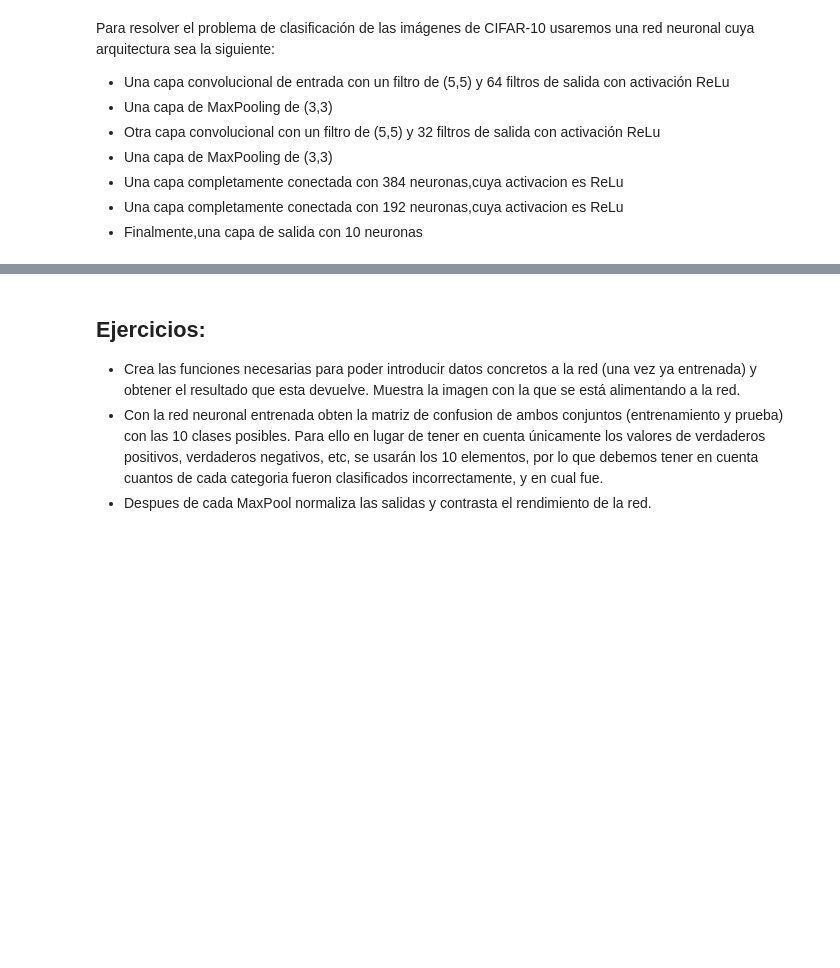
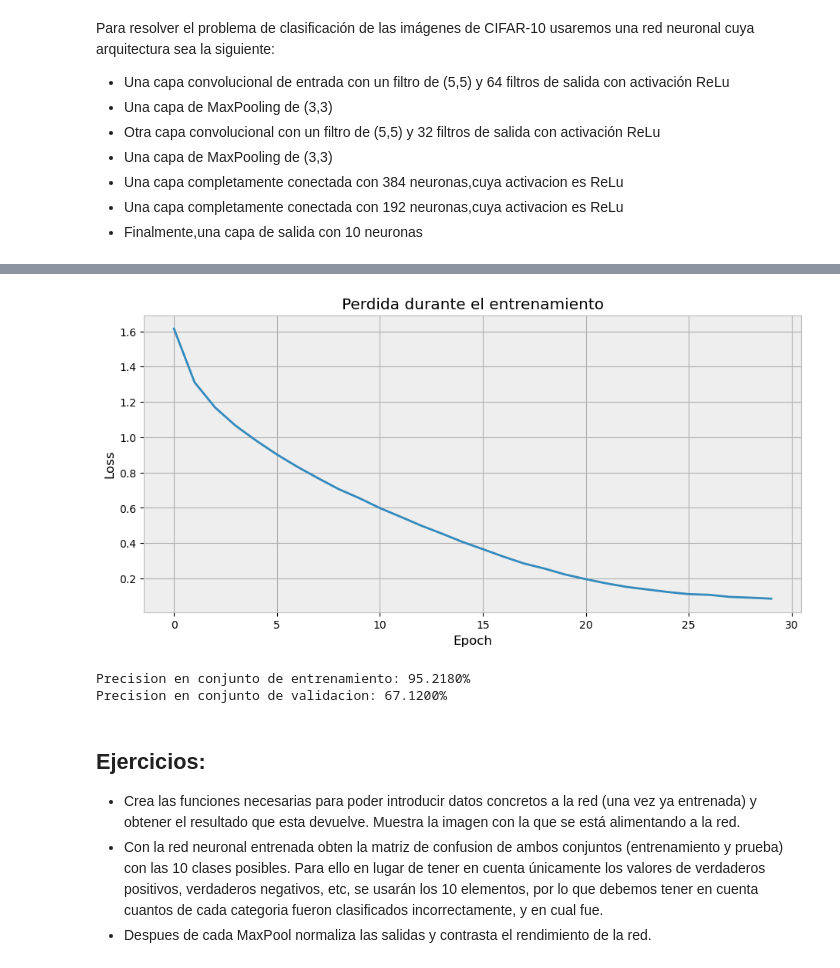
Before and after one commit to CarlosCastanon2099/Redes-Neuronales, a Jupyter notebook: Practicas/Practica-07/CIFAR10-Pytorch.ipynb, the cells around one changed output, grey strips where cells are left out. Cells and saved outputs as stored; diff of their text form; code cells hidden in the pictures; blank space fills up the shorter version.

```diff
--- a/Practicas/Practica-07/CIFAR10-Pytorch.ipynb
+++ b/Practicas/Practica-07/CIFAR10-Pytorch.ipynb
@@ -1,5 +1,18 @@
 # %% [markdown]
 # Practica: Redes convolucionales
+# %%
+%matplotlib inline
+
+import matplotlib.pyplot as plt
+import matplotlib.cm as cm
+import json, matplotlib
+s = json.load( open("styles/bmh_matplotlibrc.json") )
+matplotlib.rcParams.update(s)
+from IPython.core.pylabtools import figsize
+figsize(11, 5)
+colores = ["#348ABD", "#A60628","#06A628"]
+
+import numpy as np
 # %%
 #%connect_info
 import torch
@@ -105,7 +203,17 @@ class CIFAR_NET(nn.Module):
-# %%
-RedCIFAR=CIFAR_NET()
-#Define el criterio que usaras para evaluar a la red y un optimizador.
-#Y define el preprosesamiento necesario en caso de requerir usar cuda.
-
-#Entrenamos la red durante 50 pasos(o los que consideres necesarios),con entropia cruzada y el optimizador
-RedCIFAR.train(50,trainloader,criterio,optimizer,cuda=False) #puedes agregar cuda=True si tienes GPU disponible
+# %%
+import torch.optim as optim
+
+RedCIFAR=CIFAR_NET()
+
+# Definimos el criterio de perdida (entropia cruzada) y el optimizador (Adam)
+criterio = nn.CrossEntropyLoss()
+optimizer = optim.Adam(RedCIFAR.parameters(), lr=0.0001)
+
+# Preprocesamiento necesario si se va a usar CUDA (GPU)
+cuda = True
+if cuda and torch.cuda.is_available(): # Cambia a False si no tenemos una GPU disponible
+    RedCIFAR.cuda()
+
+#Entrenamos la red durante 50 pasos(o los que consideres necesarios),con entropia cruzada y el optimizador
+RedCIFAR.train(30,trainloader,criterio,optimizer,cuda=cuda)
+# %% [output]
@@ -112,8 +237,20 @@ RedCIFAR.train(50,trainloader,criterio,optimizer,cuda=False) #puedes agregar cud
+[figure, added]
 # %%
-prec_train =calcularPrecisionGlobal(RedCIFAR,trainloader,4)
-prec_val   =calcularPrecisionGlobal(RedCIFAR,testloader,4)
-print("Precision en conjunto de entrenamiento: %.4f%%"%(prec_train),cuda=False)
-print("Precision en conjunto de validacion: %.4f%%"%(prec_val),cuda=False)
+# prec_train =calcularPrecisionGlobal(RedCIFAR,trainloader,4)
+prec_train = calcularPrecisionGlobal(RedCIFAR, trainloader, 4, cuda=cuda)
+
+# prec_val   =calcularPrecisionGlobal(RedCIFAR,testloader,4)
+prec_val = calcularPrecisionGlobal(RedCIFAR, testloader, 4, cuda=cuda)
+
+
+# print("Precision en conjunto de entrenamiento: %.4f%%"%(prec_train),cuda=cuda)
+print("Precision en conjunto de entrenamiento: %.4f%%" % prec_train)
+
+#print("Precision en conjunto de validacion: %.4f%%"%(prec_val),cuda=cuda)
+print("Precision en conjunto de validacion: %.4f%%" % prec_val)
+# %% [output]
+Precision en conjunto de entrenamiento: 95.2180%
+Precision en conjunto de validacion: 67.1200%
 # %% [markdown]
 ## Ejercicios:
 * Crea las funciones necesarias para poder introducir datos concretos a la red (una vez ya entrenada) y obtener el resultado que esta devuelve. Muestra la imagen con la que se está alimentando a la red.
```
Also changed, not shown: parts of 4 cells of this notebook.
